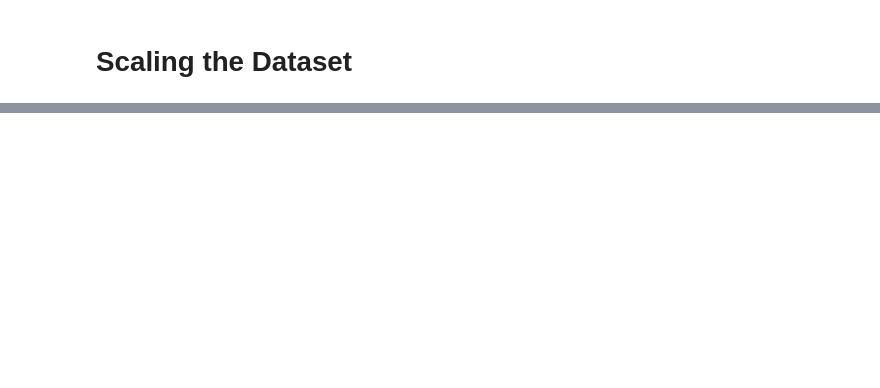
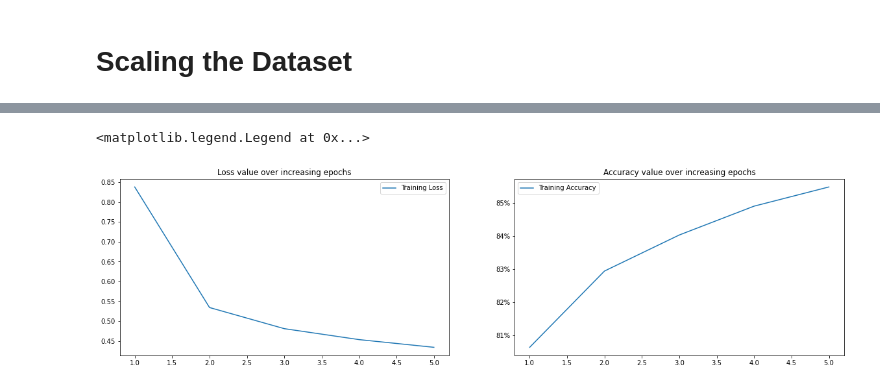
Before and after one commit to ishandutta0098/packt-modern-computer-vision-with-pytorch, a Jupyter notebook: 3-building-deep-nn-with-pytorch/5-scaling-the-dataset.ipynb, the cells around one changed output, grey strips where cells are left out. Saved outputs shown, nothing was run; the diff lists cells and outputs as text; code cells hidden in the pictures; blank space fills up the shorter version.

```diff
--- a/3-building-deep-nn-with-pytorch/5-scaling-the-dataset.ipynb
+++ b/3-building-deep-nn-with-pytorch/5-scaling-the-dataset.ipynb
@@ -132,0 +133,17 @@ plt.plot(accuracies)
+# %%
+epochs = np.arange(5)+1
+
+plt.figure(figsize=(20,5))
+plt.subplot(121)
+plt.title('Loss value over increasing epochs')
+plt.plot(epochs, losses, label='Training Loss')
+plt.legend()
+
+plt.subplot(122)
+plt.title('Accuracy value over increasing epochs')
+plt.plot(epochs, accuracies, label='Training Accuracy')
+plt.gca().set_yticklabels(['{:.0f}%'.format(x*100) for x in plt.gca().get_yticks()])
+plt.legend()
+# %% [output]
+<matplotlib.legend.Legend at 0x...>
+[figure, added]
```
Also changed, not shown: parts of 3 cells of this notebook, 1 other file.
